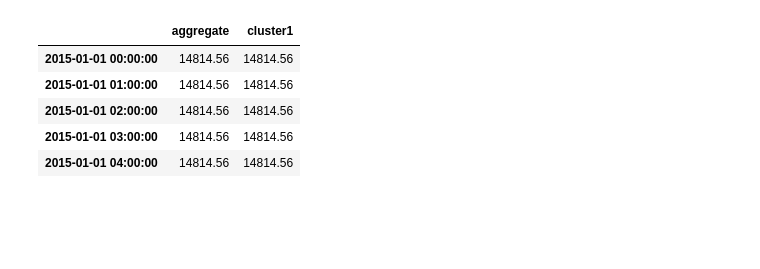
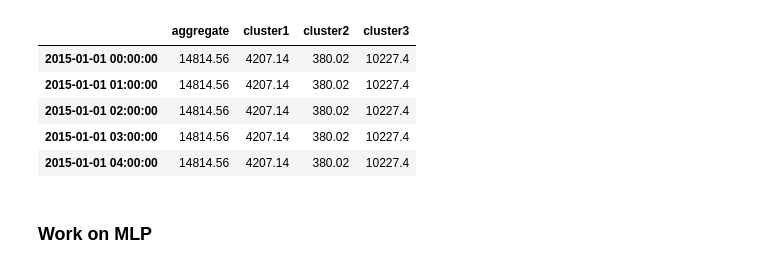
Before and after one commit to kevinkoste/university-load-forecasting, a Jupyter notebook: appnotebook.ipynb, the cells around one changed output. Drawn from its saved outputs; the diff is of its cells as text; code cells hidden in the pictures; blank space fills up the shorter version.

```diff
--- a/appnotebook.ipynb
+++ b/appnotebook.ipynb
@@ -3,42 +3,43 @@ import numpy as np
 import pandas as pd
 import datetime as dt
 
 from src.processing.clustering import LoadShapeCluster
 from src.training.sarimax import TrainSARIMAX
 
 # This script is designed to execute ONE (for now) day-ahead forecast given a set of parameters
 # It outputs the result in the /temp folder
 
 # hyperparameters
 location = 'arizona'
-numClusters = 1
+numClusters = 3
 trendParams = (0,0,0)
 seasonalParams = (1,0,0,24)
+maxiter = 20
 
 # import preprocessed load and covariate data
-loads = pd.read_csv('data/'+location+'-loads.csv',index_col=0,date_parser=pd.to_datetime)
-covariates = pd.read_csv('data/'+location+'-covariates.csv',index_col=0,date_parser=pd.to_datetime)
+loads = pd.read_csv('data/processed/'+location+'-loads.csv',index_col=0,date_parser=pd.to_datetime)
+covariates = pd.read_csv('data/processed/'+location+'-covariates.csv',index_col=0,date_parser=pd.to_datetime)
 
 # robust method to get today's date in the correct year (based on df.index)
 today = dt.datetime.now().date()
 testYear = loads.index[(loads.index.month == today.month) & (loads.index.day == today.day)].year[0]
 testDate = pd.to_datetime(dt.date(year=testYear, month=today.month, day=today.day))+pd.Timedelta(hours=10)
 
 # apply clustering on previous week of data
 clusterTestDf = loads.loc[(testDate-pd.Timedelta(days=7) <= loads.index) & (loads.index < testDate)]
 clusterMap, clusterScore = LoadShapeCluster(clusterTestDf,numClusters)
 
 # define test df based on clustering results
 df = pd.DataFrame(data=loads.sum(axis=1), index=loads.index, columns=['aggregate'])
 for i in range(1,numClusters+1):
     df['cluster'+str(i)] = loads[[k for k in loads.columns if clusterMap[k]==i]].sum(axis=1)
-
-df.head()
 # %% [output]
-|  | aggregate | cluster1 |
-| 2015-01-01 00:00:00 | 14814.56 | 14814.56 |
-| 2015-01-01 01:00:00 | 14814.56 | 14814.56 |
-| 2015-01-01 02:00:00 | 14814.56 | 14814.56 |
-| 2015-01-01 03:00:00 | 14814.56 | 14814.56 |
-| 2015-01-01 04:00:00 | 14814.56 | 14814.56 |
+|  | aggregate | cluster1 | cluster2 | cluster3 |
+| 2015-01-01 00:00:00 | 14814.56 | 4207.14 | 380.02 | 10227.4 |
+| 2015-01-01 01:00:00 | 14814.56 | 4207.14 | 380.02 | 10227.4 |
+| 2015-01-01 02:00:00 | 14814.56 | 4207.14 | 380.02 | 10227.4 |
+| 2015-01-01 03:00:00 | 14814.56 | 4207.14 | 380.02 | 10227.4 |
+| 2015-01-01 04:00:00 | 14814.56 | 4207.14 | 380.02 | 10227.4 |
+# %% [markdown]
+### Work on MLP
 # %%
```
Also changed, not shown: parts of 2 cells of this notebook, 4 other files.
